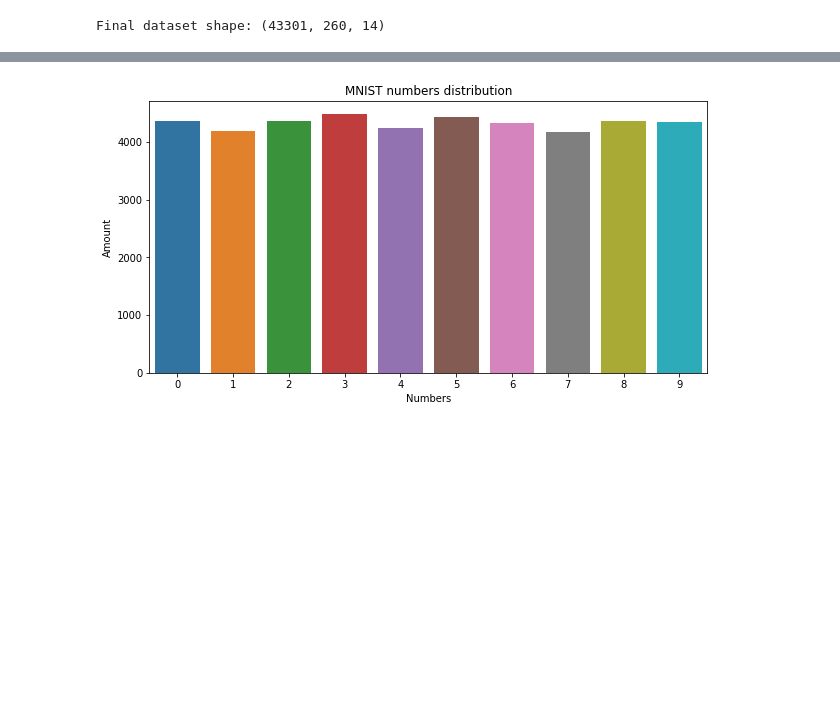
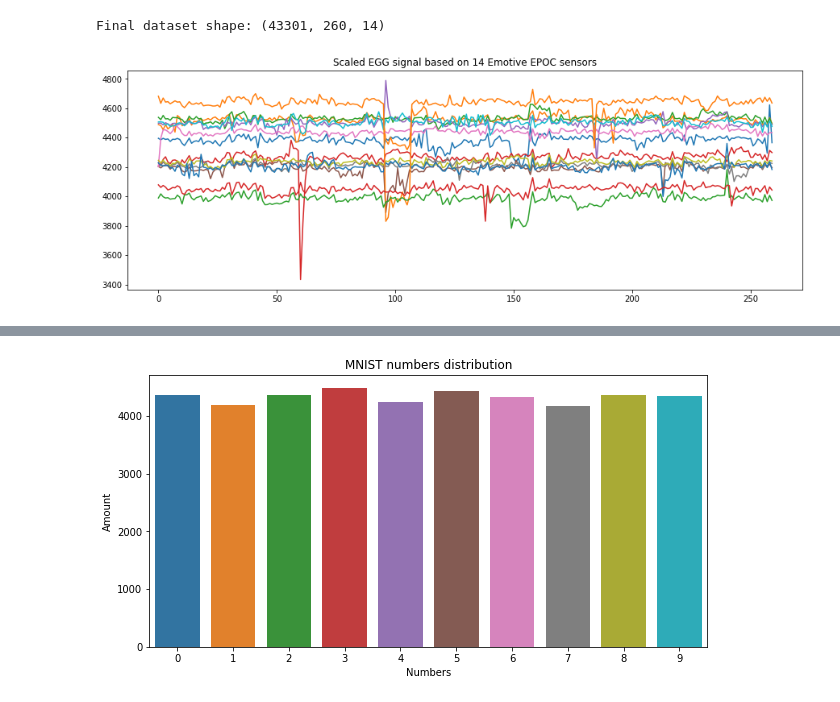
Before and after one commit to maxin0722/Brain2Image, a Jupyter notebook: sub_notebooks/EEG_classifier_brain_MNIST.ipynb, the cells around one changed output, grey strips where cells are left out. Saved outputs shown, nothing was run; the diff lists cells and outputs as text; code cells hidden in the pictures; blank space fills up the shorter version.

```diff
--- a/sub_notebooks/EEG_classifier_brain_MNIST.ipynb
+++ b/sub_notebooks/EEG_classifier_brain_MNIST.ipynb
@@ -238,3 +305,12 @@ data = data.reshape([-1,260, 14])
 print('Final dataset shape:', data.shape)
 # %% [output]
 Final dataset shape: (43301, 260, 14)
+# %%
+data_sample = data[0, ...]
+fig = plt.figure(figsize=(15, 5))
+for idx in range(data_sample.shape[1]):
+    plt.plot(data_sample[:, idx])
+plt.title('Scaled EGG signal based on 14 Emotive EPOC sensors')
+plt.show()
+# %% [output]
+[figure, added]
```
Also changed, not shown: parts of 17 cells of this notebook.
